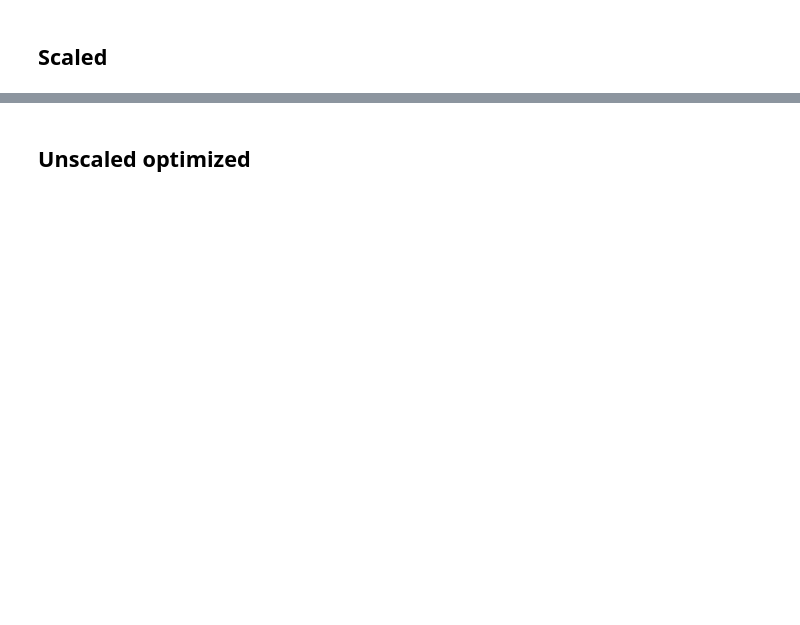
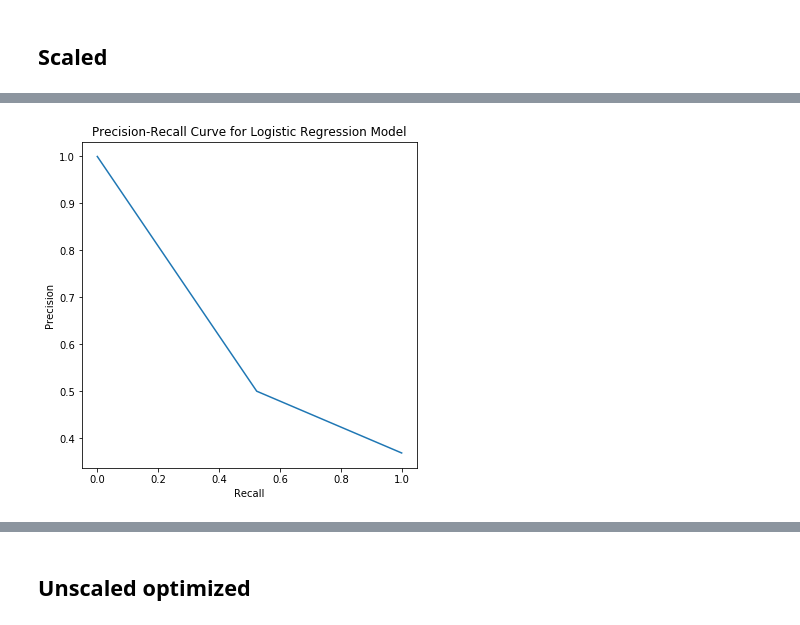
Before and after one commit to rhkhoo/Breast_Cancer_Diagnosis, a Jupyter notebook: XGB_Breast_Cancer.ipynb, the cells around one changed output, grey strips where cells are left out. Cells and saved outputs as stored; diff of their text form; code cells hidden in the pictures; blank space fills up the shorter version.

```diff
--- a/XGB_Breast_Cancer.ipynb
+++ b/XGB_Breast_Cancer.ipynb
@@ -339,10 +349,10 @@ model_xgb_scale_op = XGBClassifier(learning_rate = 0.1,
                           n_estimators = 100,
                           subsample = 0.9)
 model_xgb_scale_op.fit(X_train_scaled_op, y_train)
-y_pred_xgb_s = model_xgb_scale_op.predict(X_test_scaled_op)
+y_pred_xgb_op_s = model_xgb_scale_op.predict(X_test_scaled_op)
 
 confusion_df = pd.DataFrame(
-    confusion_matrix(y_test, y_pred_xgb_s),
+    confusion_matrix(y_test, y_pred_xgb_op_s),
     index=["Actually Ben.", "Actually Mal.",],
     columns=["Predicted Ben.", "Predicted Mal.",],
 )
@@ -350,6 +360,6 @@ confusion_df = pd.DataFrame(
 print('Training Score: {}'.format(model_xgb_scale_op.score(X_train_scaled_op, y_train)))
 print('Test Score: {}'.format(model_xgb_scale_op.score(X_test_scaled_op, y_test)))
 
-print(classification_report(y_test, y_pred_xgb_s))
+print(classification_report(y_test, y_pred_xgb_op_s))
 print(confusion_df)
 # %% [output]
@@ -459,3 +447,14 @@ plt.show()
+# %%
+precision, recall, thresholds = precision_recall_curve(y_test, y_pred_xgb_s)
+
+fig = plt.figure(figsize = (6, 6))
+plt.plot(recall, precision)
+plt.xlabel('Recall')
+plt.ylabel('Precision')
+plt.title('Precision-Recall Curve for Logistic Regression Model')
+plt.show()
+# %% [output]
+[figure, added]
 # %%
 confidence = model_xgb_scale.predict_proba(X_test_scaled)[:,1]
 
```
Also changed, not shown: parts of 36 cells of this notebook, 7 other files.
